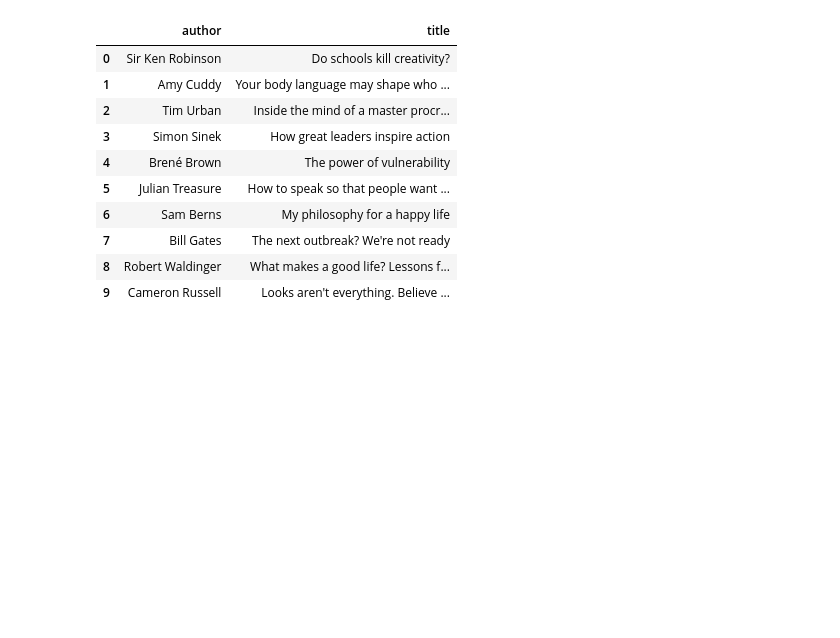
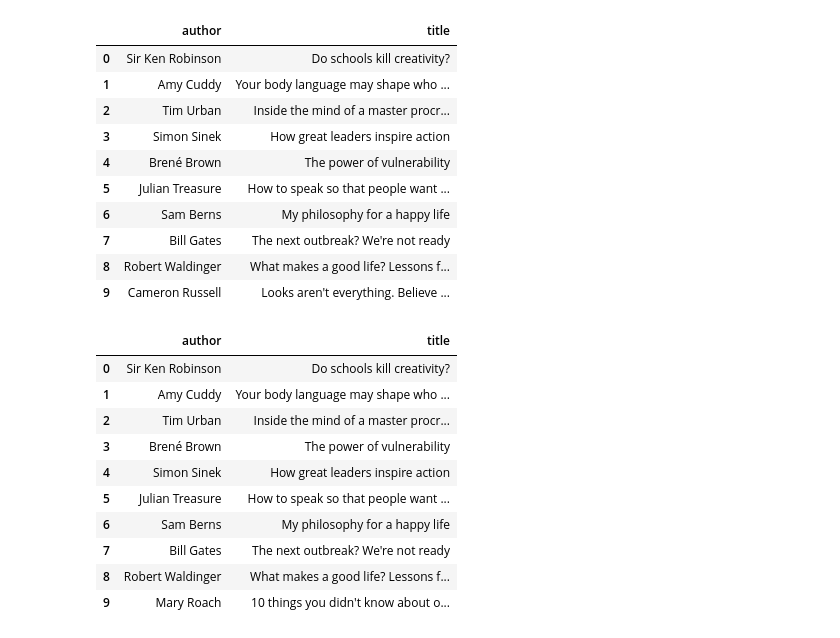
Before and after one commit to Fili00/Analisi_TedTalkDataset, a Jupyter notebook: progetto.ipynb, the cells around one changed output. Cells and saved outputs as stored; diff of their text form; code cells hidden in the pictures; blank space fills up the shorter version.

```diff
--- a/progetto.ipynb
+++ b/progetto.ipynb
@@ -158,3 +158,18 @@ bestTalks
 | 7 | Bill Gates | The next outbreak? We're not ready |
 | 8 | Robert Waldinger | What makes a good life? Lessons f... |
 | 9 | Cameron Russell | Looks aren't everything. Believe ... |
+# %%
+bestTalksByLikes = ted.sort_values(by='likes', ascending=False, ignore_index=True).nlargest(10, 'likes')[['author', 'title']]
+bestTalksByLikes
+# %% [output]
+|  | author | title |
+| 0 | Sir Ken Robinson | Do schools kill creativity? |
+| 1 | Amy Cuddy | Your body language may shape who ... |
+| 2 | Tim Urban | Inside the mind of a master procr... |
+| 3 | Brené Brown | The power of vulnerability |
+| 4 | Simon Sinek | How great leaders inspire action |
+| 5 | Julian Treasure | How to speak so that people want ... |
+| 6 | Sam Berns | My philosophy for a happy life |
+| 7 | Bill Gates | The next outbreak? We're not ready |
+| 8 | Robert Waldinger | What makes a good life? Lessons f... |
+| 9 | Mary Roach | 10 things you didn't know about o... |
```
Also changed, not shown: parts of 2 cells of this notebook.
